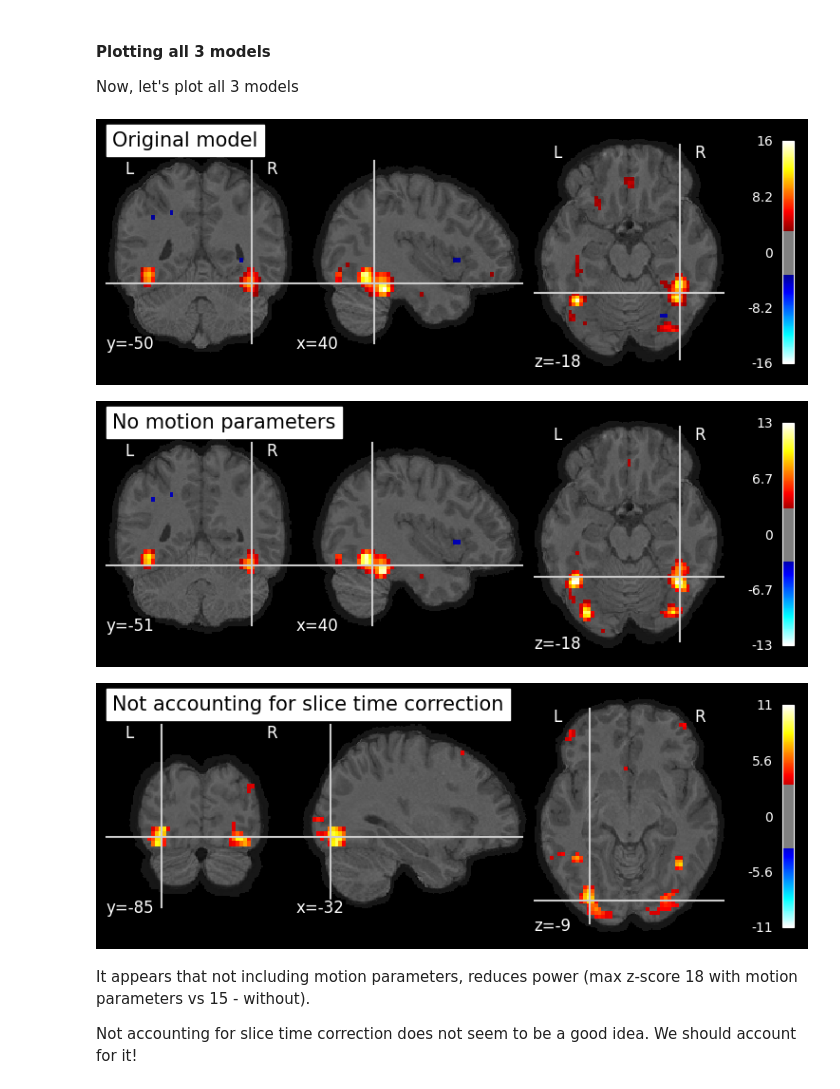
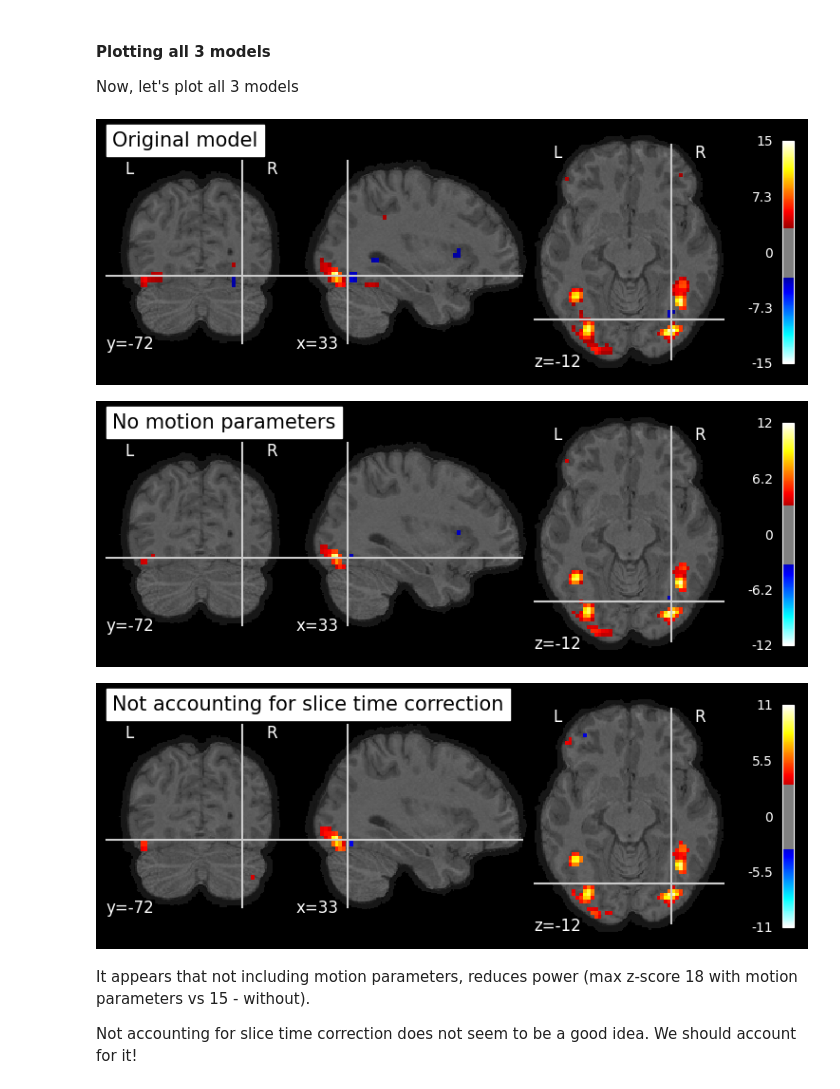
Before and after one commit to dcdace/fMRI-COGNESTIC-23, a Jupyter notebook: notebooks/nb05_Subject-Level-Analysis.ipynb, the cells around one changed output. Drawn from its saved outputs; the diff is of its cells as text; code cells hidden in the pictures.

```diff
--- a/notebooks/nb05_Subject-Level-Analysis.ipynb
+++ b/notebooks/nb05_Subject-Level-Analysis.ipynb
@@ -212,7 +219,7 @@ Now we can specify the model with the parameters of our choice. Here we will spe
 # %%
 fmri_glm = FirstLevelModel(
     t_r = TR,
-    slice_time_ref = TR/2,
+    slice_time_ref = 0.5,
     hrf_model = 'spm',
     drift_model = 'Cosine',
     high_pass = 1./128,
@@ -346,11 +353,11 @@ for design_matrix in design_matrices:
     def pad_vector(contrast_, n_columns):
         return np.hstack((contrast_, np.zeros(n_columns - len(contrast_))))
 
-    contrasts = {'Famous_Unfamiliar': pad_vector([1, 0, 0, -1], n_columns),
-                'Unfamiliar_Famous': pad_vector([-1, 0, 0, 1], n_columns),
-                'Faces_Scrambled': pad_vector([1, 0, -2, 1], n_columns),
-                'Scrambled_Faces': pad_vector([-1, 0, 2, -1], n_columns),
-                 'EffectsOfInterest': np.eye(n_columns)[[0,2,3]]}
+    contrasts = {'Famous_Unfamiliar': pad_vector([1, 0, -1], n_columns),
+                'Unfamiliar_Famous': pad_vector([-1, 0, 1], n_columns),
+                'Faces_Scrambled': pad_vector([0.5, -1, 0.5], n_columns),
+                'Scrambled_Faces': pad_vector([-0.5, 1, -0.5], n_columns),
+                 'EffectsOfInterest': np.eye(n_columns)[[0,1,2]]}
 
     contrast_list.append(contrasts)
 # %% [markdown]
@@ -613,7 +620,7 @@ for design_matrix in design_matrices2:
     def pad_vector(contrast_, n_columns):
         return np.hstack((contrast_, np.zeros(n_columns - len(contrast_))))
 
-    contrasts = {'Faces_Scrambled': pad_vector([1, 0, -2, 1], n_columns)}
+    contrasts = {'Faces_Scrambled': pad_vector([0.5, -1, 0.5], n_columns)}
     contrast_list2.append(contrasts)
 # %%
 model2_z_map = fmri_glm2.compute_contrast([c['Faces_Scrambled'] for c in contrast_list2],
@@ -659,18 +666,20 @@ Now, let's plot all 3 models
 # %%
 z_maps = [model1_z_map, model2_z_map, model3_z_map]
 titles = [model1_title, model2_title, model3_title]
 
 for (z_map, title) in zip(z_maps, titles):
     _, threshold = threshold_stats_img(z_map, alpha = .001, height_control = 'fpr')
     # plot the thresholded map
     plot_stat_map(z_map, bg_img = anat[0], threshold = threshold,
-              display_mode = 'ortho', black_bg = True,
+              display_mode = 'ortho',
+              cut_coords = [33, -72, -12],
+              black_bg = True,
               title = title)
 plt.show()
 # %% [output]
-[figure, old version]
+[figure, new version]
-[figure, old version]
+[figure, new version]
-[figure, old version]
+[figure, new version]
 # %% [markdown]
 It appears that not including motion parameters, reduces power (max z-score 18 with motion parameters vs 15 - without).
 
```
Also changed, not shown: parts of 23 cells of this notebook, 2 other files.
